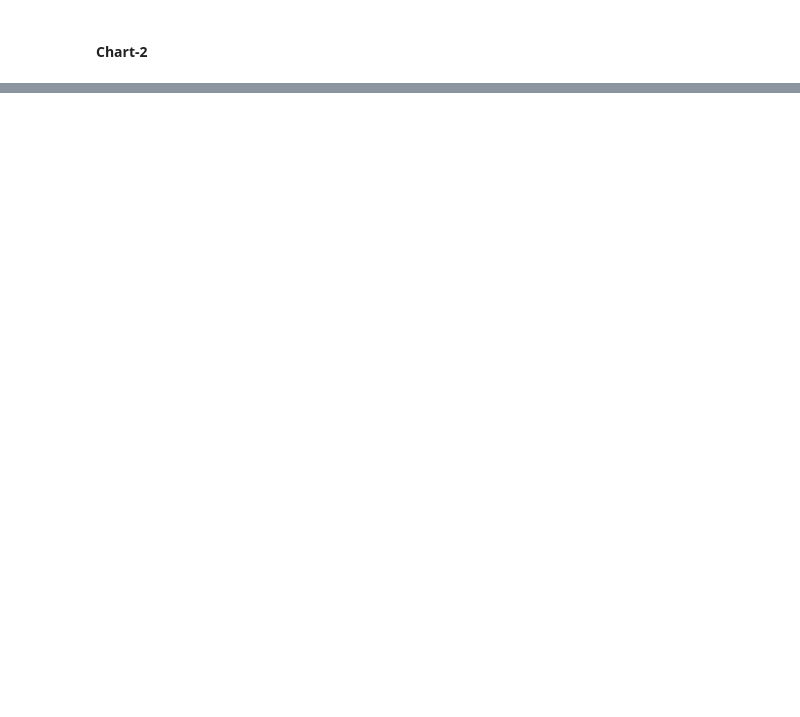
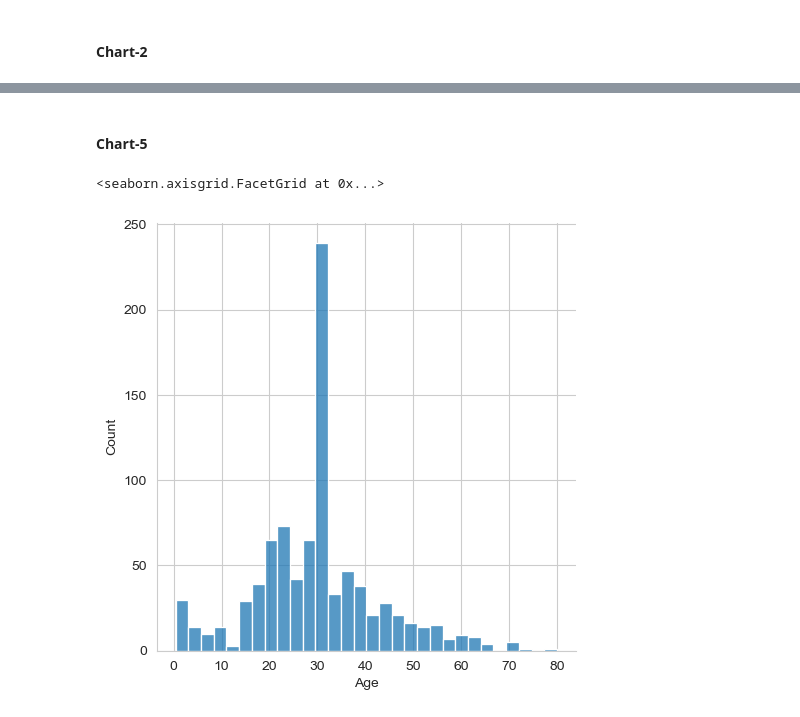
Before and after one commit to Gauravkatakwar/Bharat-Intern-Data-Science-Internship, a Jupyter notebook: Titanic Classification.ipynb, the cells around one changed output, grey strips where cells are left out. Cells and saved outputs as stored; diff of their text form; code cells hidden in the pictures; blank space fills up the shorter version.

```diff
--- a/Titanic Classification.ipynb
+++ b/Titanic Classification.ipynb
@@ -375,0 +406,8 @@ plt.show()
+# %% [markdown]
+#### Chart-5
+# %%
+## numerical attributes
+sns.displot(df['Age'])
+# %% [output]
+<seaborn.axisgrid.FacetGrid at 0x...>
+[figure, added]
```
Also changed, not shown: parts of 18 cells of this notebook.
